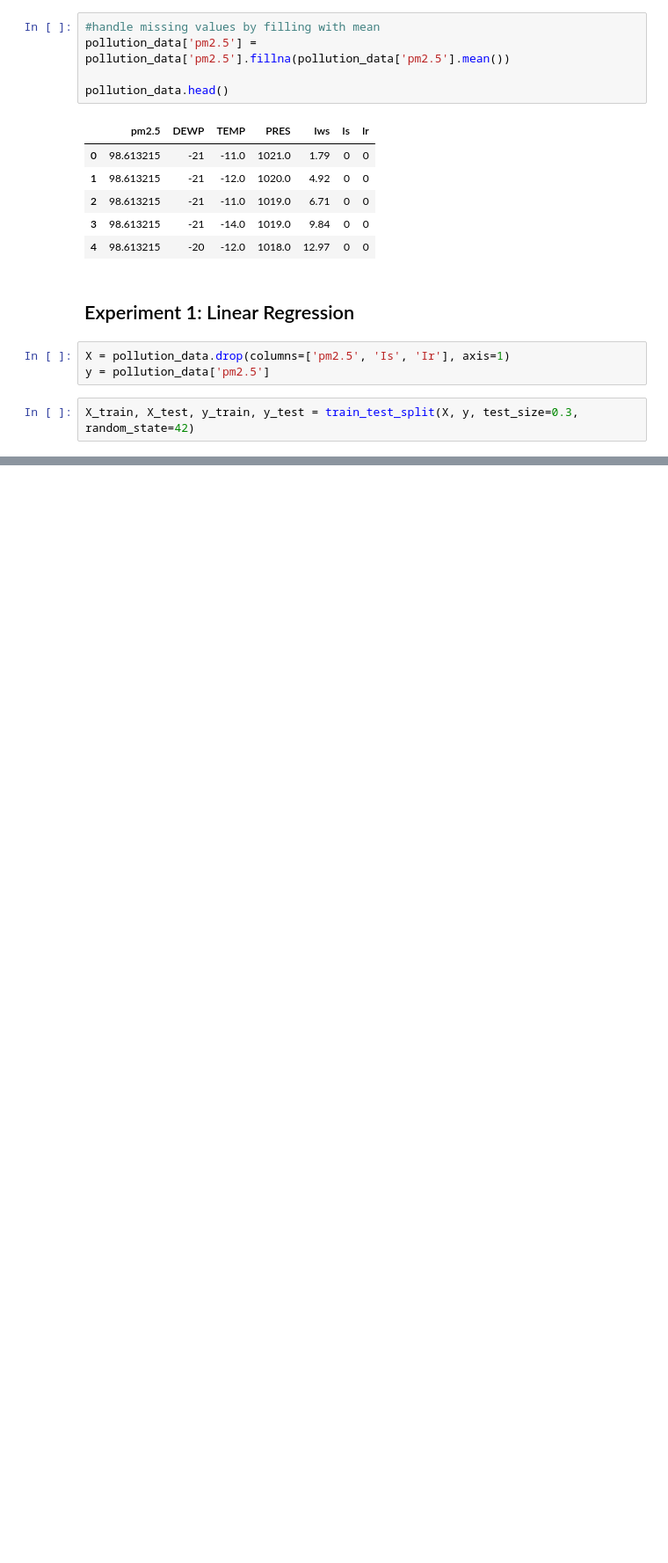
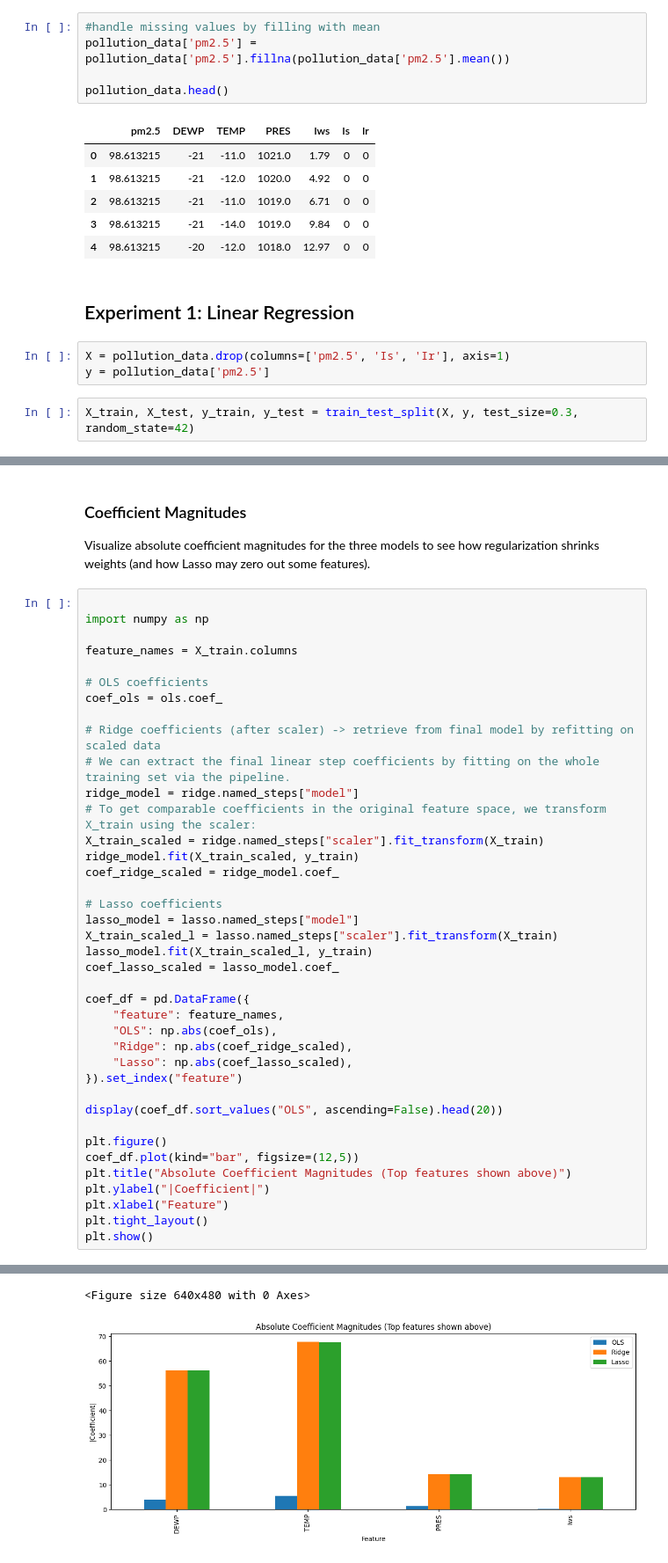
Before and after one commit to Marlon-Martin/mmart247, a Jupyter notebook: Pollution_data_mining.ipynb, the cells around one changed output, grey strips where cells are left out. Shown at 88% size. Saved outputs shown, nothing was run; the diff lists cells and outputs as text; blank space fills up the shorter version.

```diff
--- a/Pollution_data_mining.ipynb
+++ b/Pollution_data_mining.ipynb
@@ -174,0 +299,43 @@ R^2 Score: 0.20833733880144922
+# %% [markdown]
+### Coefficient Magnitudes
+Visualize absolute coefficient magnitudes for the three models to see how regularization shrinks weights (and how Lasso may zero out some features).
+# %%
+
+import numpy as np
+
+feature_names = X_train.columns
+
+# OLS coefficients
+coef_ols = ols.coef_
+
+# Ridge coefficients (after scaler) -> retrieve from final model by refitting on scaled data
+# We can extract the final linear step coefficients by fitting on the whole training set via the pipeline.
+ridge_model = ridge.named_steps["model"]
+# To get comparable coefficients in the original feature space, we transform X_train using the scaler:
+X_train_scaled = ridge.named_steps["scaler"].fit_transform(X_train)
+ridge_model.fit(X_train_scaled, y_train)
+coef_ridge_scaled = ridge_model.coef_
+
+# Lasso coefficients
+lasso_model = lasso.named_steps["model"]
+X_train_scaled_l = lasso.named_steps["scaler"].fit_transform(X_train)
+lasso_model.fit(X_train_scaled_l, y_train)
+coef_lasso_scaled = lasso_model.coef_
+
+coef_df = pd.DataFrame({
+    "feature": feature_names,
+    "OLS": np.abs(coef_ols),
+    "Ridge": np.abs(coef_ridge_scaled),
+    "Lasso": np.abs(coef_lasso_scaled),
+}).set_index("feature")
+
+display(coef_df.sort_values("OLS", ascending=False).head(20))
+
+plt.figure()
+coef_df.plot(kind="bar", figsize=(12,5))
+plt.title("Absolute Coefficient Magnitudes (Top features shown above)")
+plt.ylabel("|Coefficient|")
+plt.xlabel("Feature")
+plt.tight_layout()
+plt.show()
+# %% [output]
@@ -174,0 +348,2 @@ R^2 Score: 0.20833733880144922
+<Figure size 640x480 with 0 Axes>
+[figure, added]
```
Also changed, not shown: parts of 11 cells of this notebook.
